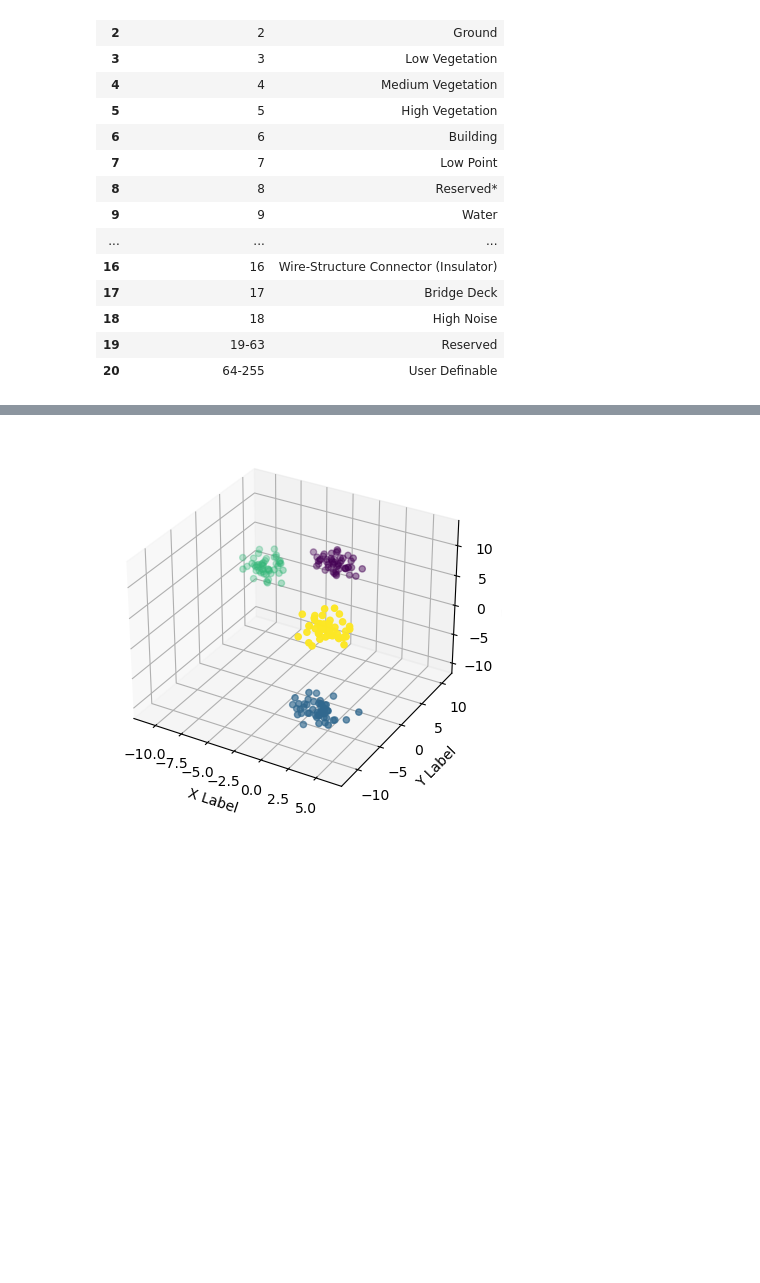
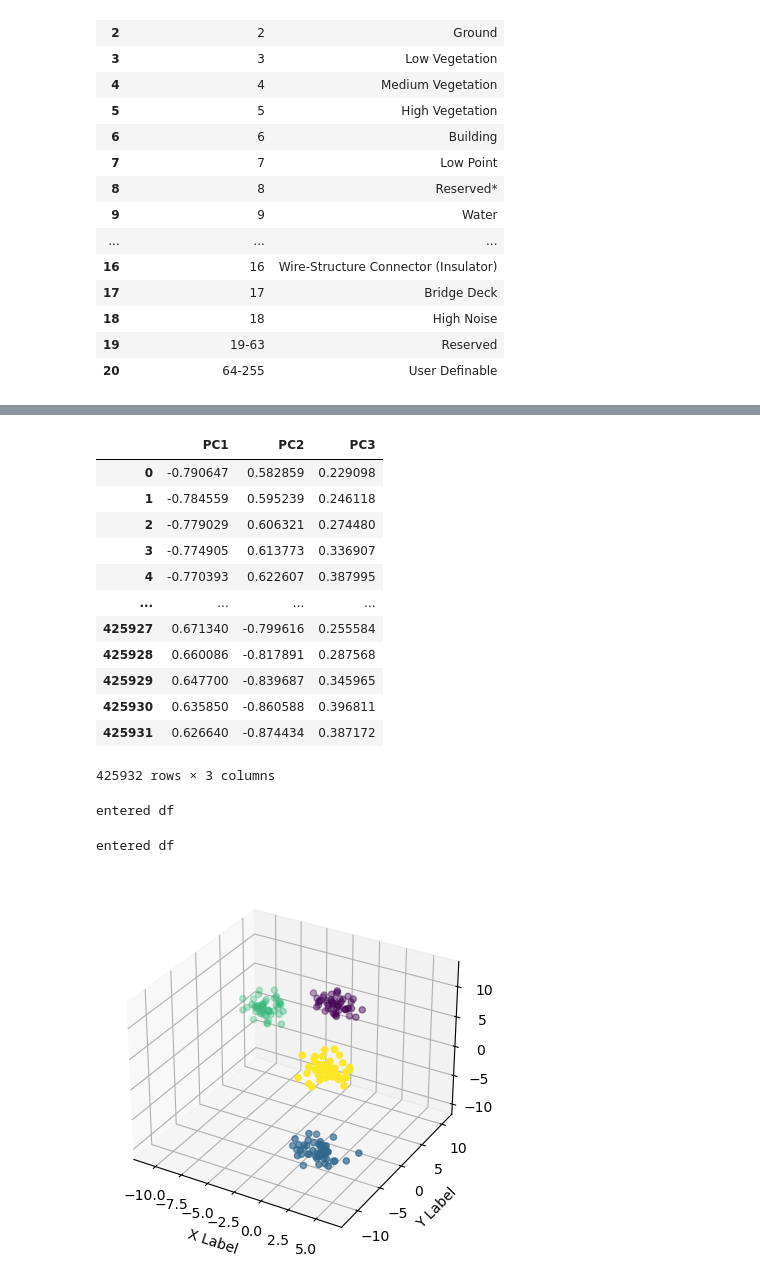
Before and after one commit to JuanCReyes1/lidar_processing, a Jupyter notebook: python38/laspy_open3d.ipynb, the cells around one changed output, grey strips where cells are left out. Saved outputs shown, nothing was run; the diff lists cells and outputs as text; code cells hidden in the pictures; blank space fills up the shorter version.

```diff
--- a/python38/laspy_open3d.ipynb
+++ b/python38/laspy_open3d.ipynb
@@ -390,0 +569,13 @@ array([[ 290629160, -186168228,       -878],
+# %%
+from sklearn.decomposition import PCA
+
+derived_water_surface_pd_XYZ = derived_water_surface[["X","Y","Z","intensity"]]
+
+pca = PCA(n_components=3)
+
+PC = pca.fit_transform(derived_water_surface_XYZ_scaled)
+
+pca_cloud = pd.DataFrame(data = PC,
+              columns = ['PC1', 'PC2','PC3'])
+
+pca_cloud.head(6)
@@ -391,3 +590,40 @@ array([[ 290629160, -186168228,       -878],
+# %%
+pca_cloud
+# %% [output]
+|  | PC1 | PC2 | PC3 |
+| 0 | -0.790647 | 0.582859 | 0.229098 |
+| 1 | -0.784559 | 0.595239 | 0.246118 |
+| 2 | -0.779029 | 0.606321 | 0.274480 |
+| 3 | -0.774905 | 0.613773 | 0.336907 |
+| 4 | -0.770393 | 0.622607 | 0.387995 |
+| ... | ... | ... | ... |
+| 425927 | 0.671340 | -0.799616 | 0.255584 |
+| 425928 | 0.660086 | -0.817891 | 0.287568 |
+| 425929 | 0.647700 | -0.839687 | 0.345965 |
+| 425930 | 0.635850 | -0.860588 | 0.396811 |
+| 425931 | 0.626640 | -0.874434 | 0.387172 |
+425932 rows × 3 columns
+# %%
+visualize_las(np.array(pca_cloud),df=derived_water_surface[["X","Y","Z"]])
+# %% [output]
+entered df
+# %%
+#derived_water_surface
+from sklearn.preprocessing import MinMaxScaler
+derived_water_surface_pd_XYZ = derived_water_surface[["X","Y","Z"]]
+scaler = MinMaxScaler(feature_range=(0,1))
+scaler.fit(derived_water_surface_pd_XYZ)
+derived_water_surface_XYZ_scaled = scaler.transform(derived_water_surface_pd_XYZ)
+
+scaler = MinMaxScaler(feature_range=(0,1))
+scaler.fit(derived_water_surface)
+derived_water_surface_scaled = scaler.transform(derived_water_surface)
+derived_water_surface_scaled_df = pd.DataFrame(derived_water_surface_scaled, index=derived_water_surface.index, columns=derived_water_surface.columns)
+
+
+visualize_las(classified_points=derived_water_surface_XYZ_scaled,df=derived_water_surface_scaled_df[["X","Y","Z"]])
+# %% [output]
+entered df
 # %%
 import numpy as np
 from sklearn.datasets import make_blobs
```
Also changed, not shown: parts of 22 cells of this notebook, 2 other files.
